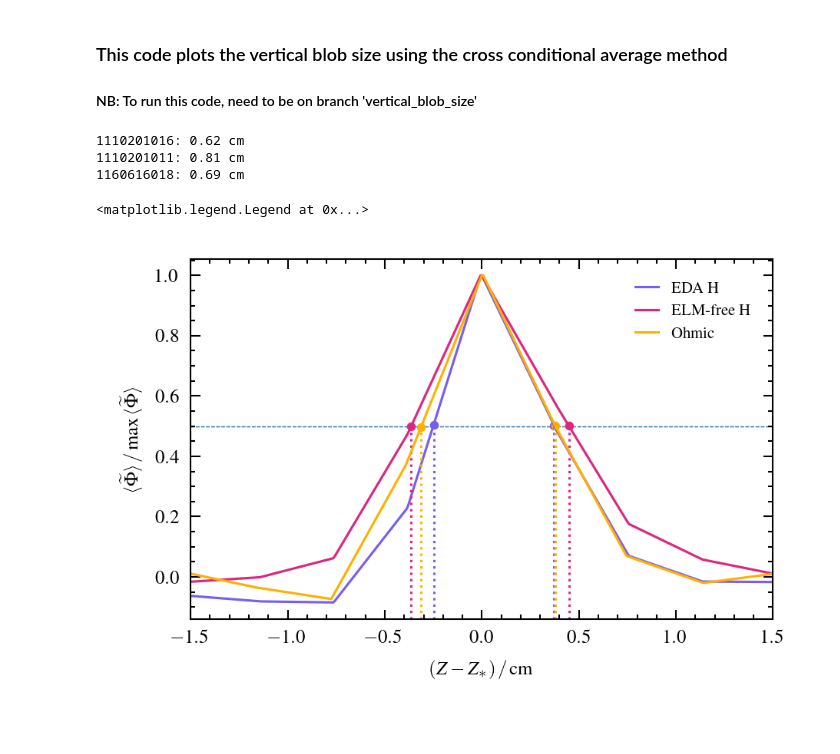
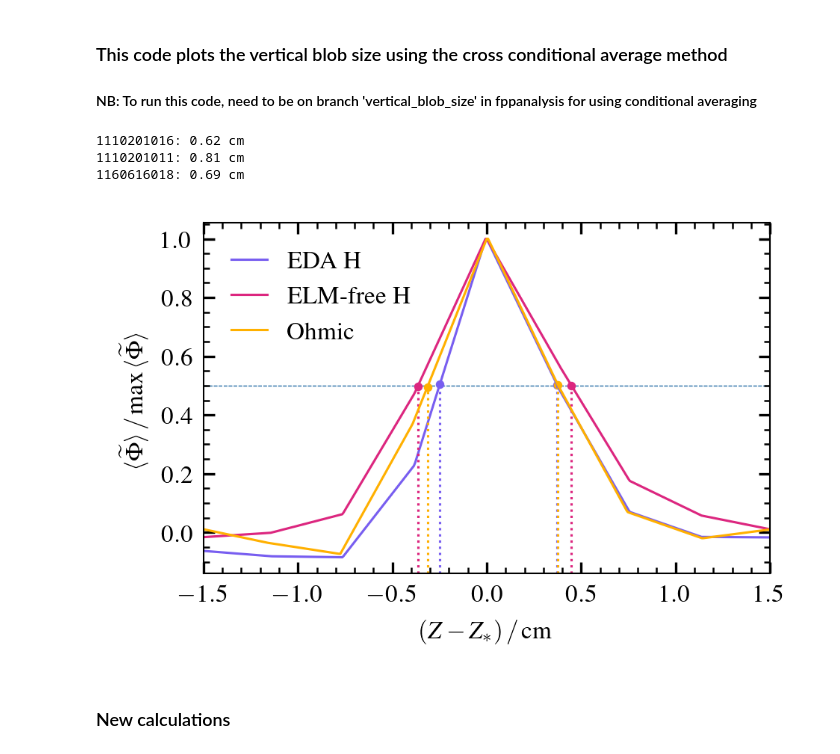
Before and after one commit to auroradh/PSI, a Jupyter notebook: vertical_blob_size.ipynb, the cells around one changed output. Cells and saved outputs as stored; diff of their text form; code cells hidden in the pictures.

```diff
--- a/vertical_blob_size.ipynb
+++ b/vertical_blob_size.ipynb
@@ -16,6 +20,6 @@ Intel MKL WARNING: Support of Intel(R) Streaming SIMD Extensions 4.2 (Intel(R) S
 # %% [markdown]
 ### This code plots the vertical blob size using the cross conditional average method
-#### NB: To run this code, need to be on branch 'vertical_blob_size'
+#### NB: To run this code, need to be on branch 'vertical_blob_size' in fppanalysis for using conditional averaging
 # %%
 def find_fwhm_elements(array):
     """Function """
@@ -239,26 +243,15 @@ for shot in shotlist:
   f_Z_yinterp[shot] = {'f_Z_yinterp': yinterp, 'left_value': left_value, 'right_value': right_value, 'left_index': left_index, 'right_index': right_index}
   f_Z_xinterp[shot] = {'f_Z_xinterp': xvals}
 # %%
-save = False
+save = True
 
-axes_size = cosmoplots.set_rcparams_dynamo(plt.rcParams, num_cols=1, ls="thin")
-plt.rcParams["mathtext.fontset"] = "custom"
-plt.rcParams["font.size"] = 6
-plt.rcParams["legend.fontsize"] = 5
-plt.rcParams["axes.labelsize"] = 6
-plt.rcParams["xtick.labelsize"] = 6
-plt.rcParams["ytick.labelsize"] = 6
-plt.rcParams["xtick.major.size"] = 3
-plt.rcParams["xtick.minor.size"] = 1.5
-plt.rcParams["ytick.major.size"] = 3
-plt.rcParams["ytick.minor.size"] = 1.5
-plt.rcParams["ytick.minor.width"] = 0.5
-plt.rcParams["xtick.minor.width"] = 0.5
-plt.rcParams["ytick.major.width"] = 0.5
-plt.rcParams["xtick.major.width"] = 0.5
+params = {}
+cosmoplots.set_rcparams_dynamo(params, num_cols=1)
+plt.style.use(["cosmoplots.default"])
+plt.rcParams['text.latex.preamble'] =  r'\usepackage{amsmath}' r'\usepackage{times}' r'\usepackage{mathptmx}' r'\usepackage{amssymb}' r'\newcommand{\taup}{\ensuremath{\tau_\shortparallel}}' r'\newcommand{\wh}{\widehat}' r'\newcommand{\ave}[1]{{\left<#1\right>}}'
+plt.rc('font',family='Times New Roman')
 
-fig = plt.figure()
-ax = fig.add_axes(axes_size)
+fig, ax = plt.subplots()
 
 for idx, shot in enumerate(shotlist):
   x_plot = f_Z_xinterp[shot]['f_Z_xinterp']
@@ -286,37 +279,40 @@ for idx, shot in enumerate(shotlist):
 
   y_scatter_left = f_Z_yinterp[shot]['f_Z_yinterp'][f_Z_yinterp[shot]['left_index']]
   y_scatter_left_norm = y_scatter_left / np.max(y_plot)
 
   ax.plot(x_plot, y_plot_norm, label=label_name[idx], color=color_list[idx])
   ax.scatter(x_scatter_right, y_scatter_right_norm, color=color_list[idx])
   ax.scatter(x_scatter_left, y_scatter_left_norm, color=color_list[idx])
 
   # Plotting the horizontal dotted line
   x_start = Z_coordinates[0][0] - 0.35
   x_left = f_Z_xinterp[shot]['f_Z_xinterp'][f_Z_yinterp[shot]['left_index']] - x_norm_value
   x_right = f_Z_xinterp[shot]['f_Z_xinterp'][f_Z_yinterp[shot]['right_index']] - x_norm_value
   y_value = f_Z_yinterp[shot]['f_Z_yinterp'][f_Z_yinterp[shot]['left_index']]
   y_value_norm = y_value / np.max(y_value)
 
   ax.axhline(y=0.5, linestyle='--', color='steelblue', linewidth=0.3, zorder=0)
   ax.axvline(x=x_left, ymin=0, ymax=y_scatter_left_norm+.03, linestyle=':', color=color_list[idx])
   ax.axvline(x=x_right, ymin=0, ymax=y_scatter_right_norm+.03, linestyle=':', color=color_list[idx])
 
   print(f'{shotlist[idx]}: {np.round(np.abs(x_left - x_right),2)} cm')
 
 ax.set_xlim(left=-1.5, right=1.5)
 ax.set_xlabel(r'$(Z - Z_{\ast}) \,/\, \mathrm{cm} $')
 ax.set_ylabel(r"$\langle \widetilde{\Phi} \rangle \,/\, \mathrm{max}\, \langle \widetilde{\Phi} \rangle$")
-ax.legend(frameon=False, borderaxespad=1)
+ax.legend(frameon=False, borderaxespad=0.7, loc='upper left')
 
+
+foldername = '/Users/ahe104/Box/time_delay_estimation/velocity_field/analysis/PSI/'
 if save == True:
-    format = "pdf"
-    foldername = '/Users/ahe104/Box/time_delay_estimation/velocity_field/analysis/PSI/'
-    filename = f'vertical_blob_size_init_x_{init_x_pixel}_init_y_{init_y_pixel}.{format}'
-    fig.savefig(foldername + filename, bbox_inches="tight", format=format)
+    formats = ["pdf", "eps"]
+    for fmt in formats:
+      filename = f'vertical_blob_size_x_{init_x_pixel}_y_{init_y_pixel}.{fmt}'
+      fig.savefig(foldername + filename, format=fmt)
 # %% [output]
 1110201016: 0.62 cm
 1110201011: 0.81 cm
 1160616018: 0.69 cm
-<matplotlib.legend.Legend at 0x...>
-[figure, old version]
+[figure, new version]
+# %% [markdown]
+### New calculations
```
Also changed, not shown: parts of 9 cells of this notebook, 7 other files.
